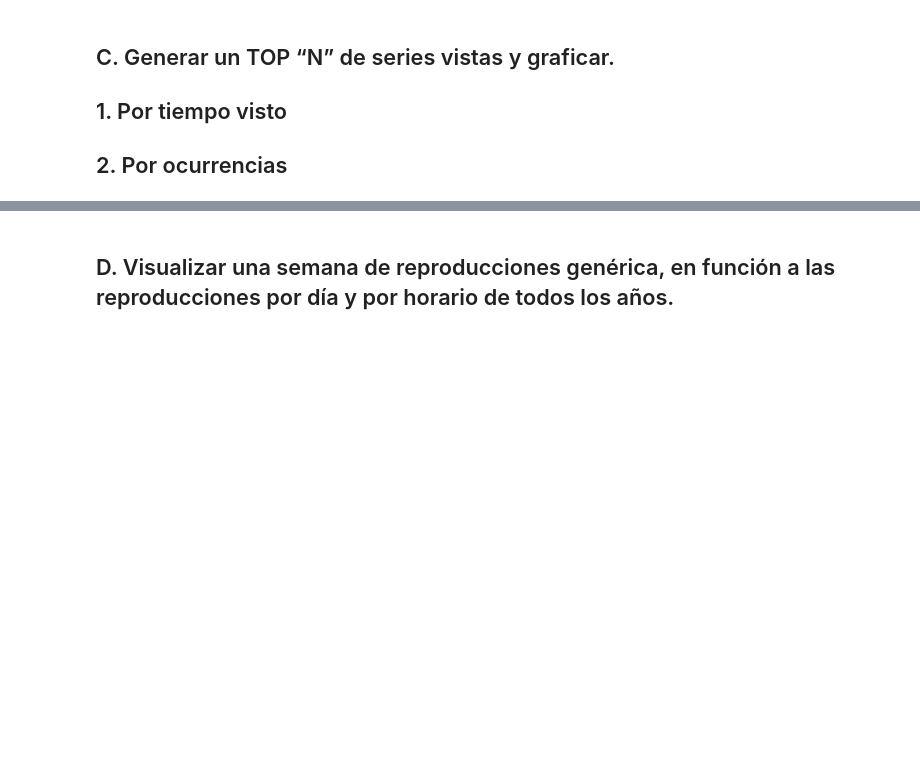
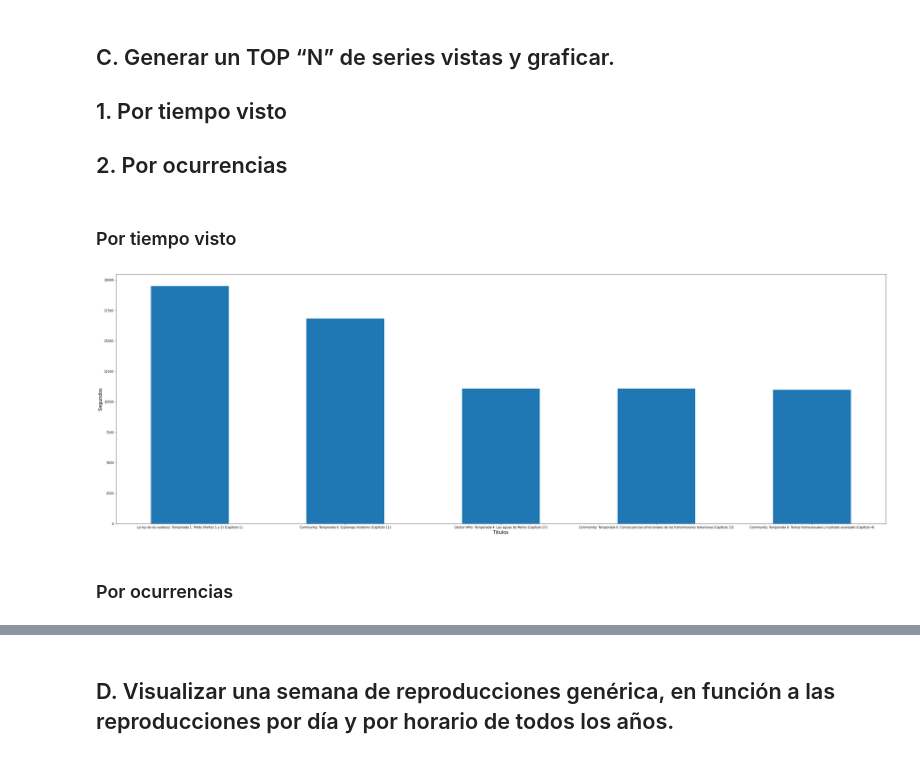
Before and after one commit to MatiasBlanco0/Trabajo-Practico-Netflix, a Jupyter notebook: Trabajo_Practico_Netflix.ipynb, the cells around one changed output, grey strips where cells are left out. Drawn from its saved outputs; the diff is of its cells as text; code cells hidden in the pictures; blank space fills up the shorter version.

```diff
--- a/Trabajo_Practico_Netflix.ipynb
+++ b/Trabajo_Practico_Netflix.ipynb
@@ -78,19 +80,19 @@ El dispositivo en el que mas titulos se reprodujeron fue: Apple Apple TV 4 Apple
 # %% [markdown]
 ## B. Encontrar la película con más ocurrencias y la película con mayor duración total.
 # %%
-# df['Title'].value_counts().to_dict() devuelve un diccionario con el titulo como key y la cantidad de ocurrencias como el valor
-titulos = df['Title'].value_counts().to_dict()
-# La funcion sorted es igual que en el ejercicio A.
+# peliculas['Title'].value_counts().to_dict() devuelve un diccionario con el titulo como key y la cantidad de ocurrencias como el valor
+titulosPeliculas = peliculas['Title'].value_counts().to_dict()
+# La funcion sorted es igual que en el ejercicio A. Solo que convertimos a diccionario los primeros 3 items
 print("Pelicula con mas ocurrencias: ")
-print(dict(sorted(titulos.items(), key=lambda item: item[1], reverse=True)[:3]))
+print(dict(sorted(titulosPeliculas.items(), key=lambda item: item[1], reverse=True)[:3]))
 print()
 
 # Por cada titulo unico sumamos la duracion de todas las ocurrencias
-for titulo in titulos.keys():
-  titulos[titulo] = sum(df[df['Title'] == titulo]['Duration'])
+for titulo in titulosPeliculas.keys():
+  titulosPeliculas[titulo] = sum(peliculas[peliculas['Title'] == titulo]['Duration'])
 
 # La funcion sorted es igual que la anterior
-print("Pelicula con mayor duracion total: ")
-print(dict(sorted(titulos.items(), key=lambda item: item[1], reverse=True)[:3]))
+print("Pelicula con mayor duracion total (en segundos): ")
+print(dict(sorted(titulosPeliculas.items(), key=lambda item: item[1], reverse=True)[:3]))
 # %% [output]
 Pelicula con mas ocurrencias:
@@ -102,3 +108,29 @@ Pelicula con mayor duracion total:
 ## C. Generar un TOP “N” de series vistas y graficar.
 ## 1.   Por tiempo visto
 ## 2.   Por ocurrencias
+# %%
+# series['Title'].value_counts().to_dict() devuelve un diccionario con el titulo como key y la cantidad de ocurrencias como el valor
+titulosSeries1 = series['Title'].value_counts().to_dict()
+titulosSeries2 = series['Title'].value_counts().to_dict()
+# %%
+# Poner numero de top
+top = 5
+# %% [markdown]
+### Por tiempo visto
+# %%
+# Por cada titulo unico sumamos la duracion de todas las ocurrencias
+for titulo in titulosSeries2.keys():
+  titulosSeries2[titulo] = sum(series[series['Title'] == titulo]['Duration'])
+
+# La funcion sorted es igual que en el ejercicio A. Solo que convertimos a diccionario los primeros items en base al numero de top
+datos1 = dict(sorted(titulosSeries2.items(), key=lambda item: item[1], reverse=True)[:top])
+# %%
+plt.figure(figsize=(9 * top, 3 * top))
+plt.bar(datos1.keys(), datos1.values(), width=0.5)
+plt.xlabel("Titulos", fontsize=15)
+plt.ylabel("Segundos", fontsize=15)
+plt.show()
+# %% [output]
+[figure, added]
+# %% [markdown]
+### Por ocurrencias
```
Also changed, not shown: parts of 9 cells of this notebook.
